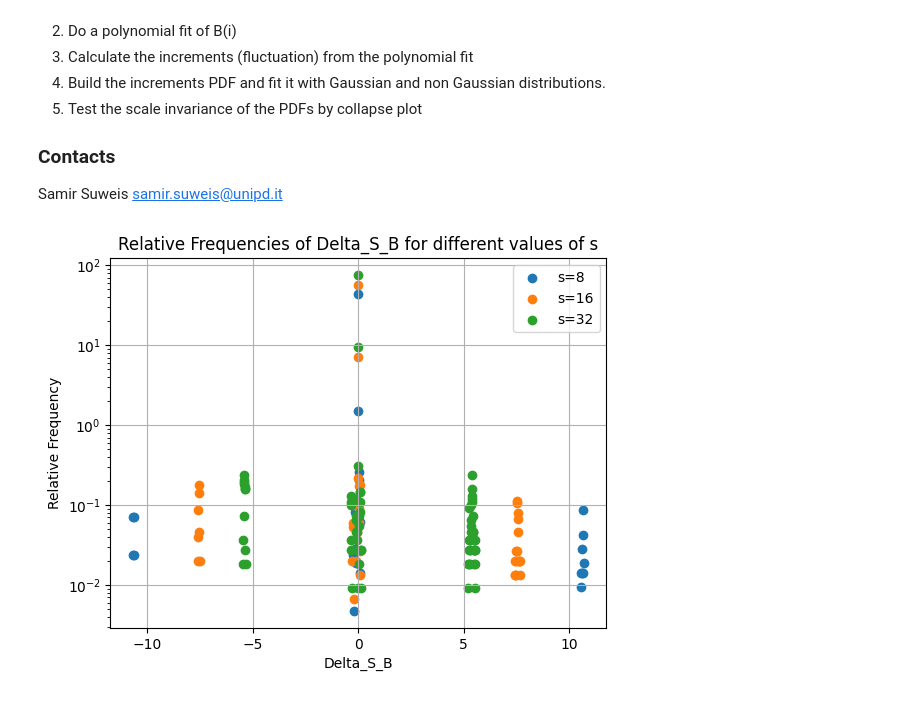
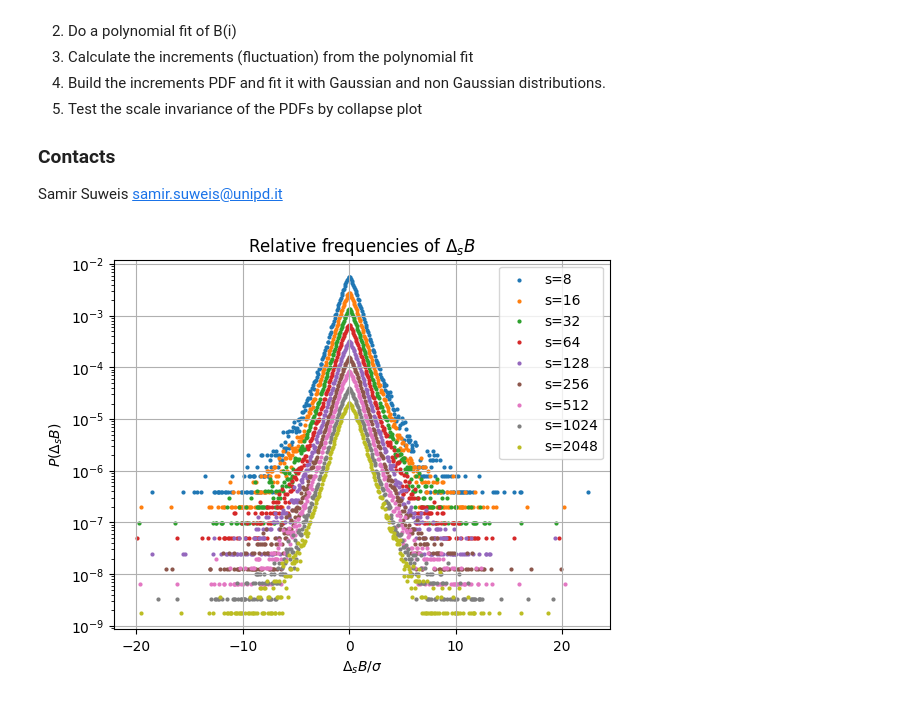
Before and after one commit to mihribanyvs/Critical_Scale_Invariance_in_HHHR, a Jupyter notebook: Project.ipynb, the cells around one changed output. Saved outputs shown, nothing was run; the diff lists cells and outputs as text; code cells hidden in the pictures.

Commit message:
plotting histograms, but using lists... :(

```diff
--- a/Project.ipynb
+++ b/Project.ipynb
@@ -31,9 +31,9 @@ import matplotlib.pyplot as plt
 from obspy.signal.detrend import polynomial
 # %%
 #list the files
-filelist = os.listdir("rr_data")
+filelist = os.listdir("rr_data_file")
 #read them into pandas
-df_list = [pd.read_csv(f'rr_data/{file}',delimiter = "\t",names=[f'{file}']) for file in filelist]
+df_list = [pd.read_csv(f'rr_data_file/{file}',delimiter = "\t",names=[f'{file}']) for file in filelist]
 min_len = min(map(len, df_list))
 small_df = pd.concat(df_list,axis=1)
 big_df = (small_df.T).apply(pd.to_numeric, errors='coerce')
@@ -72,18 +68,18 @@ def detrend(df, s_vals, p_order):
 # %%
-s_vals = [2**i for i in range(3,6)]
-Delta_S_B = detrend(df_cum1,s_vals, 3)
-# Plot histograms for each s separately using NumPy's histogram function
+s_vals = [2**i for i in range(3,12)]
+Delta_S = detrend(df_cum1,s_vals, 3)
 plt.figure()
 for idx, s in enumerate(s_vals):
-    histogram, bins = np.histogram(Delta_S_B[idx].flatten(), bins=1000, density=True)
+    n=len(Delta_S[idx])
+    histogram, bins = np.histogram(Delta_S[idx], bins=int(np.sqrt(n)))
     bin_centers = (bins[:-1] + bins[1:]) / 2
-    plt.scatter(bin_centers, (histogram), label=f's={s}')
+    plt.scatter(bin_centers, histogram/(n*s), label=f's={s}', s=4, marker='o')
 plt.yscale('log')
-plt.title('Relative Frequencies of Delta_S_B for different values of s')
-plt.xlabel('Delta_S_B')
-plt.ylabel('Relative Frequency')
+plt.title('Relative frequencies of $\Delta_sB$')
+plt.xlabel('$\Delta_sB/\sigma$')
+plt.ylabel('$P(\Delta_sB)$')
 plt.legend()
 plt.grid(True)
 plt.show()
 # %% [output]
-[figure, old version]
+[figure, new version]
```
Also changed, not shown: parts of 2 cells of this notebook.
